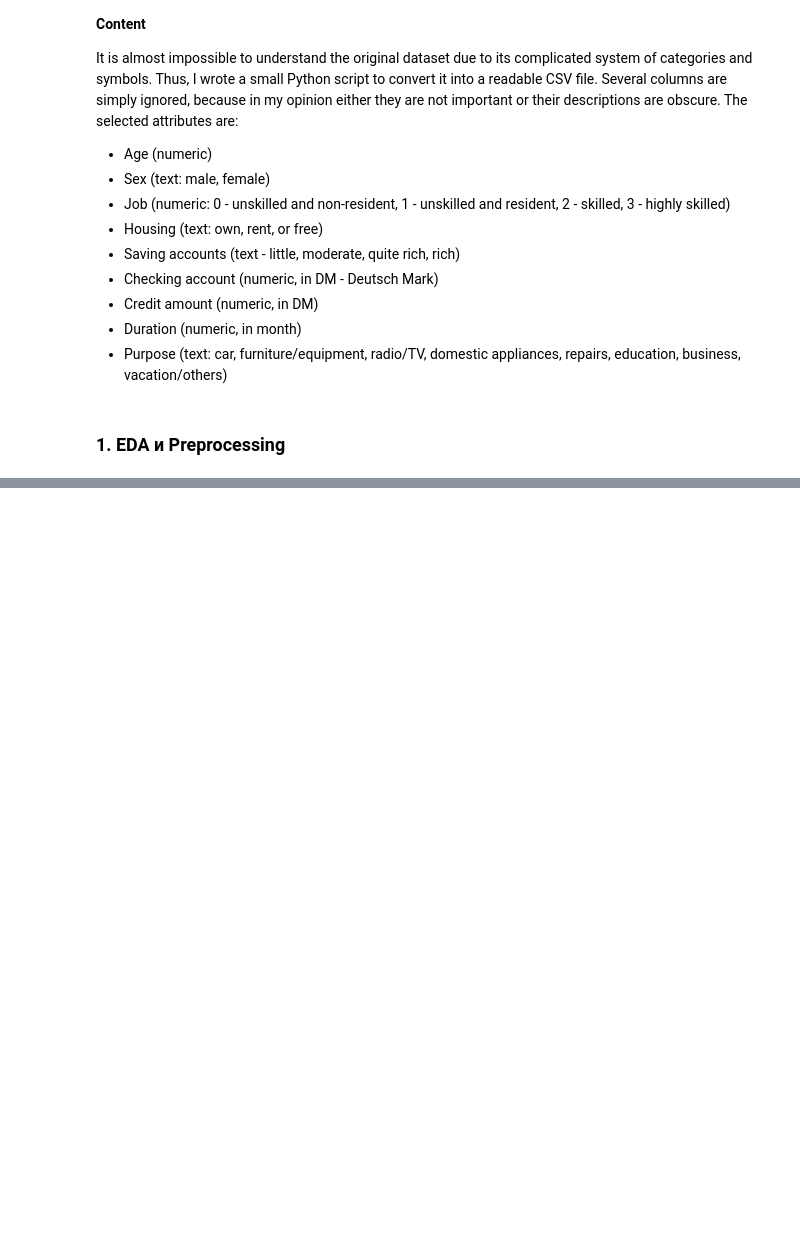
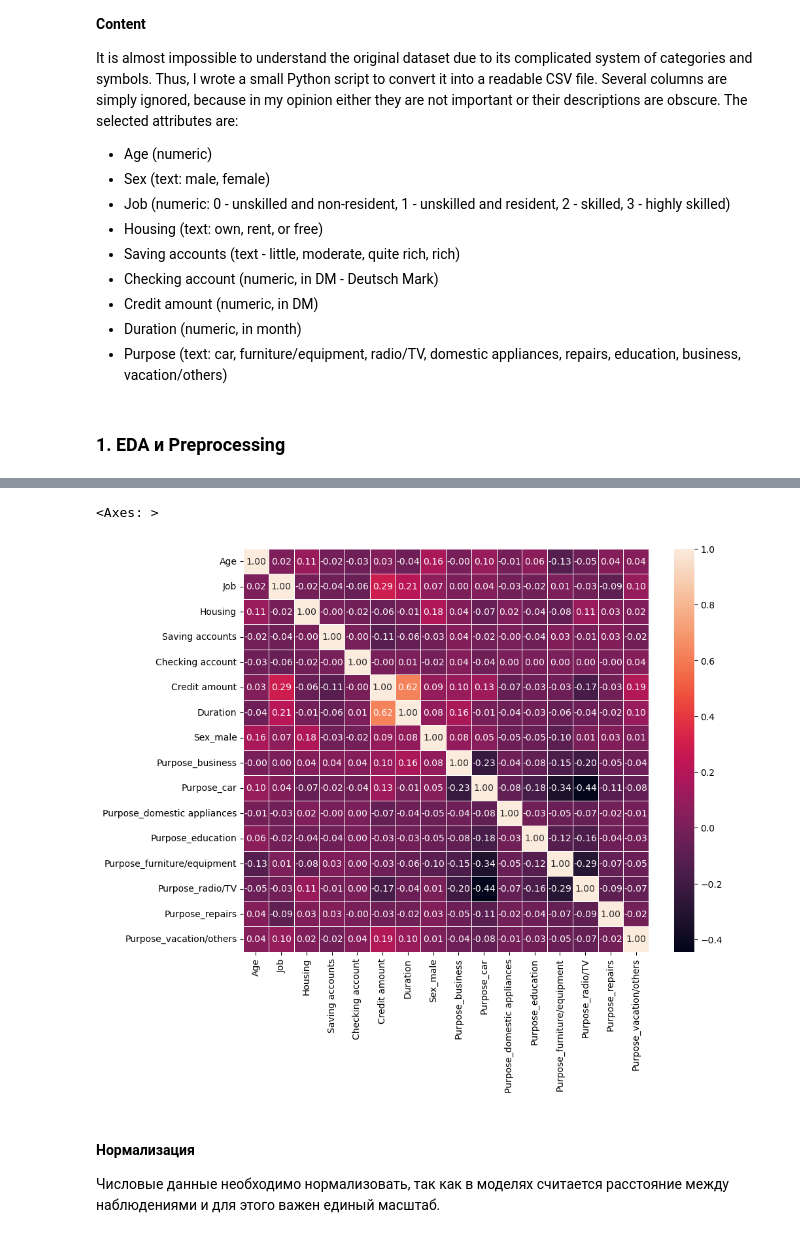
Before and after one commit to emazurenko/otus-ml-professional, a Jupyter notebook: homeworks/02_Clustering/homework.ipynb, the cells around one changed output, grey strips where cells are left out. Cells and saved outputs as stored; diff of their text form; code cells hidden in the pictures; blank space fills up the shorter version.

```diff
--- a/homeworks/02_Clustering/homework.ipynb
+++ b/homeworks/02_Clustering/homework.ipynb
@@ -51,0 +225,11 @@ It is almost impossible to understand the original dataset due to its complicate
+# %%
+# Корреляция
+plt.figure(figsize=(10, 8))
+sns.heatmap(encoded_df.corr(), annot=True, cbar=True, linewidths=.5, fmt= '.2f')
+# %% [output]
+<Axes: >
+[figure, added]
+# %% [markdown]
+#### Нормализация
+
+Числовые данные необходимо нормализовать, так как в моделях считается расстояние между наблюдениями и для этого важен единый масштаб.
```
Also changed, not shown: parts of 19 cells of this notebook.
